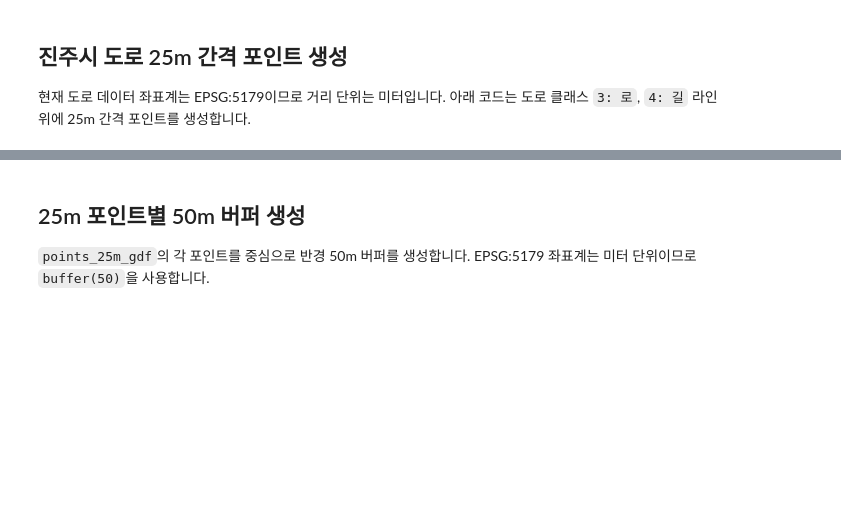
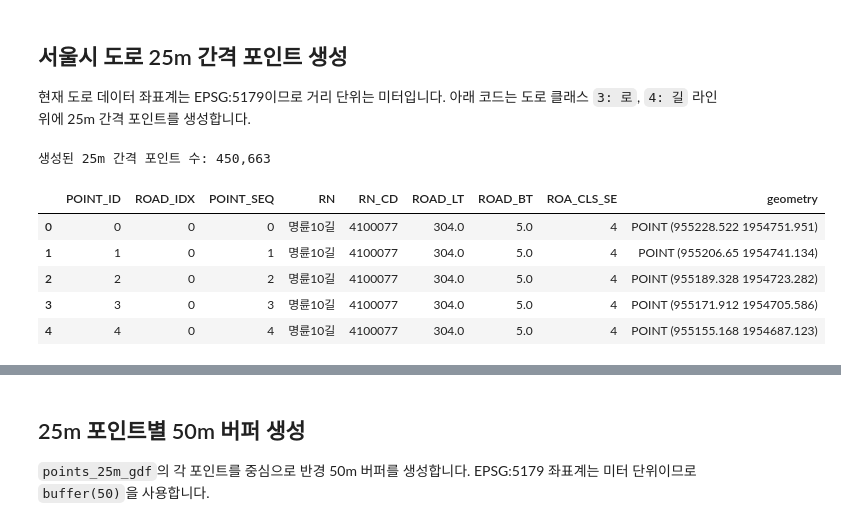
Before and after one commit to chan1945/SilverWalk_Data, a Jupyter notebook: 데이터결합.ipynb, the cells around one changed output, grey strips where cells are left out. Drawn from its saved outputs; the diff is of its cells as text; code cells hidden in the pictures; blank space fills up the shorter version.

```diff
--- a/데이터결합.ipynb
+++ b/데이터결합.ipynb
@@ -89,12 +118,20 @@ findfont: Font family 'AppleGothic' not found.
 # %% [markdown]
-## 진주시 도로 25m 간격 포인트 생성
+## 서울시 도로 25m 간격 포인트 생성
 
 현재 도로 데이터 좌표계는 EPSG:5179이므로 거리 단위는 미터입니다. 아래 코드는 도로 클래스 `3: 로`, `4: 길` 라인 위에 25m 간격 포인트를 생성합니다.
 # %%
-points_25m_gdf = create_road_points(jinju_roads, distance=POINT_INTERVAL_M)
+points_25m_gdf = create_road_points(target_roads, distance=POINT_INTERVAL_M)
 
 print(f"생성된 25m 간격 포인트 수: {len(points_25m_gdf):,}")
 display(points_25m_gdf.head())
+# %% [output]
+생성된 25m 간격 포인트 수: 450,663
+|  | POINT_ID | ROAD_IDX | POINT_SEQ | RN | RN_CD | ROAD_LT | ROAD_BT | ROA_CLS_SE | geometry |
+| 0 | 0 | 0 | 0 | 명륜10길 | 4100077 | 304.0 | 5.0 | 4 | POINT (955228.522 1954751.951) |
+| 1 | 1 | 0 | 1 | 명륜10길 | 4100077 | 304.0 | 5.0 | 4 | POINT (955206.65 1954741.134) |
+| 2 | 2 | 0 | 2 | 명륜10길 | 4100077 | 304.0 | 5.0 | 4 | POINT (955189.328 1954723.282) |
+| 3 | 3 | 0 | 3 | 명륜10길 | 4100077 | 304.0 | 5.0 | 4 | POINT (955171.912 1954705.586) |
+| 4 | 4 | 0 | 4 | 명륜10길 | 4100077 | 304.0 | 5.0 | 4 | POINT (955155.168 1954687.123) |
 # %%
 fig, ax = plt.subplots(figsize=(10, 10))
 
```
Also changed, not shown: parts of 10 cells of this notebook, 6 other files.
